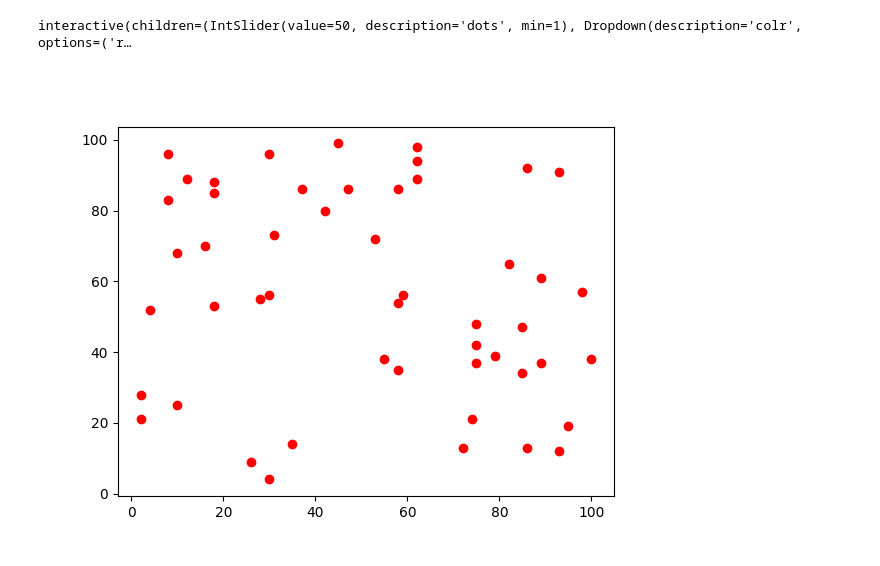
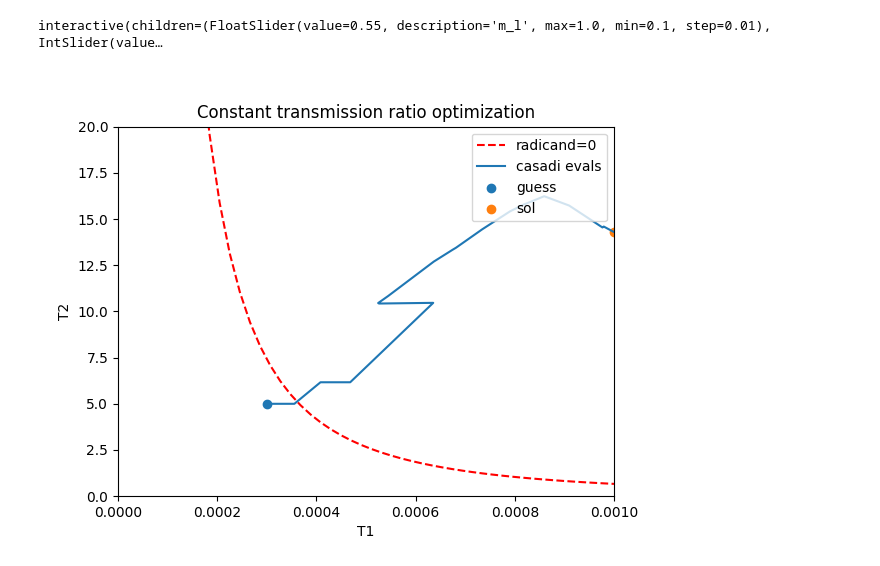
Before and after one commit to NovelMobileRobotsLab/pinto-squirrel, a Jupyter notebook: SEA/ana_casadi2.ipynb, the cells around one changed output. Saved outputs shown, nothing was run; the diff lists cells and outputs as text; code cells hidden in the pictures.

Commit message:
slider

```diff
--- a/SEA/ana_casadi2.ipynb
+++ b/SEA/ana_casadi2.ipynb
@@ -193,16 +166,43 @@ print(sol.value(T1), sol.value(T2), sol.value(v_l))
-# %%
-from ipywidgets import interact
-import ipywidgets as widgets
-import matplotlib.pyplot as plt, random
-
-plt.figure()
-def series(dots, colr):
-    a,b=[],[]
-    for i in range(dots):
-        a.append(random.randint(1,100))
-        b.append(random.randint(1,100))
-    plt.scatter(a,b, c=colr)
-interact(series, dots=(1,100,1), colr=["red","orange","brown"]);
-# %% [output]
-interactive(children=(IntSlider(value=50, description='dots', min=1), Dropdown(description='colr', options=('r…
-[figure, removed]
+# %%
+from ipywidgets import interact
+
+plt.figure()
+plt.xlim(0, 100)
+plt.ylim(0, 100)
+def plot_opti(m_l, k, tau_max, omega_max, t, x_a0, x_l0, v_l0):
+    plt.clf()
+
+    sol, log, opti, (T1, T2) = opti_fixedT(m_l, k, tau_max, omega_max, t, ics=[x_a0, x_l0, v_l0])
+    T1s = log[:,0]
+    T2s = log[:,1]
+    v_ls = log[:,2]
+
+    radicandT1 = np.linspace(1e-6, 0.001, 50)
+    radicandT2 = sqrt(4*k*m_l*tau_max**2 / (radicandT1**4*k**2*m_l**2*omega_max**2))
+
+    plt.plot(radicandT1, radicandT2, 'r--', label='radicand=0')
+    plt.plot(T1s, T2s, label='casadi evals')
+    plt.scatter(opti.debug.value(T1,opti.initial()), opti.debug.value(T2,opti.initial()), label='guess')
+    plt.scatter(sol.value(T1), sol.value(T2), label='sol')
+    plt.title("Constant transmission ratio optimization")
+    plt.xlabel("T1")
+    plt.ylabel("T2")
+    plt.xlim(0, 0.001)
+    plt.ylim(0, 20)
+    plt.legend(loc='upper right')
+
+interact(
+    plot_opti,
+    m_l=(0.1, 1, 0.01),
+    k=(1000, 10000, 10),
+    tau_max=(0.01, 0.1, 0.001),
+    omega_max=(1000, 5000, 1),
+    t=(0.1, 0.5, 0.001),
+    x_a0=(0, 10, 0.001),
+    x_l0=(0, 0.3, 0.001),
+    v_l0=(0, 1, 0.001)
+)
+print("")
+# %% [output]
+interactive(children=(FloatSlider(value=0.55, description='m_l', max=1.0, min=0.1, step=0.01), IntSlider(value…
+[figure, added]
```
Also changed, not shown: parts of 4 cells of this notebook, 52 other files.
